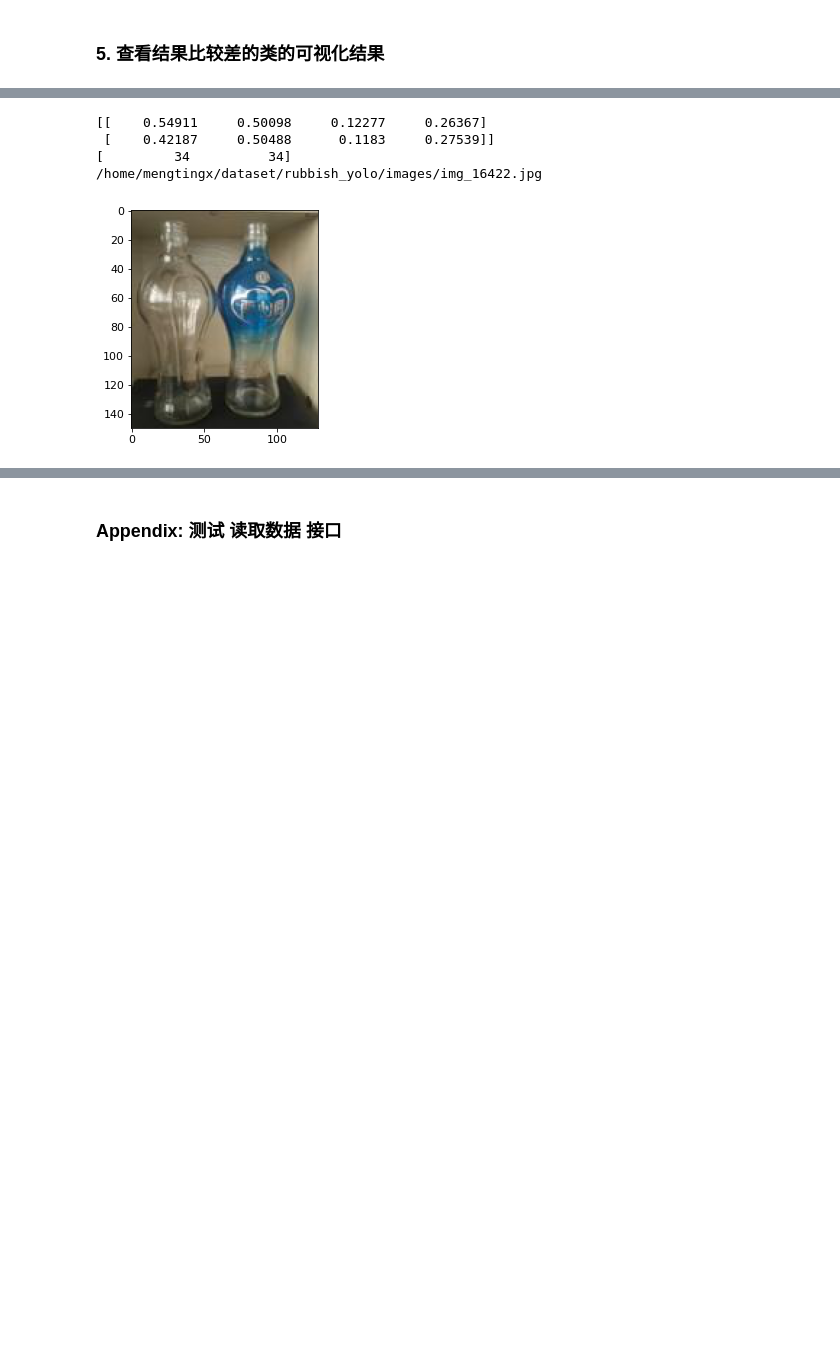
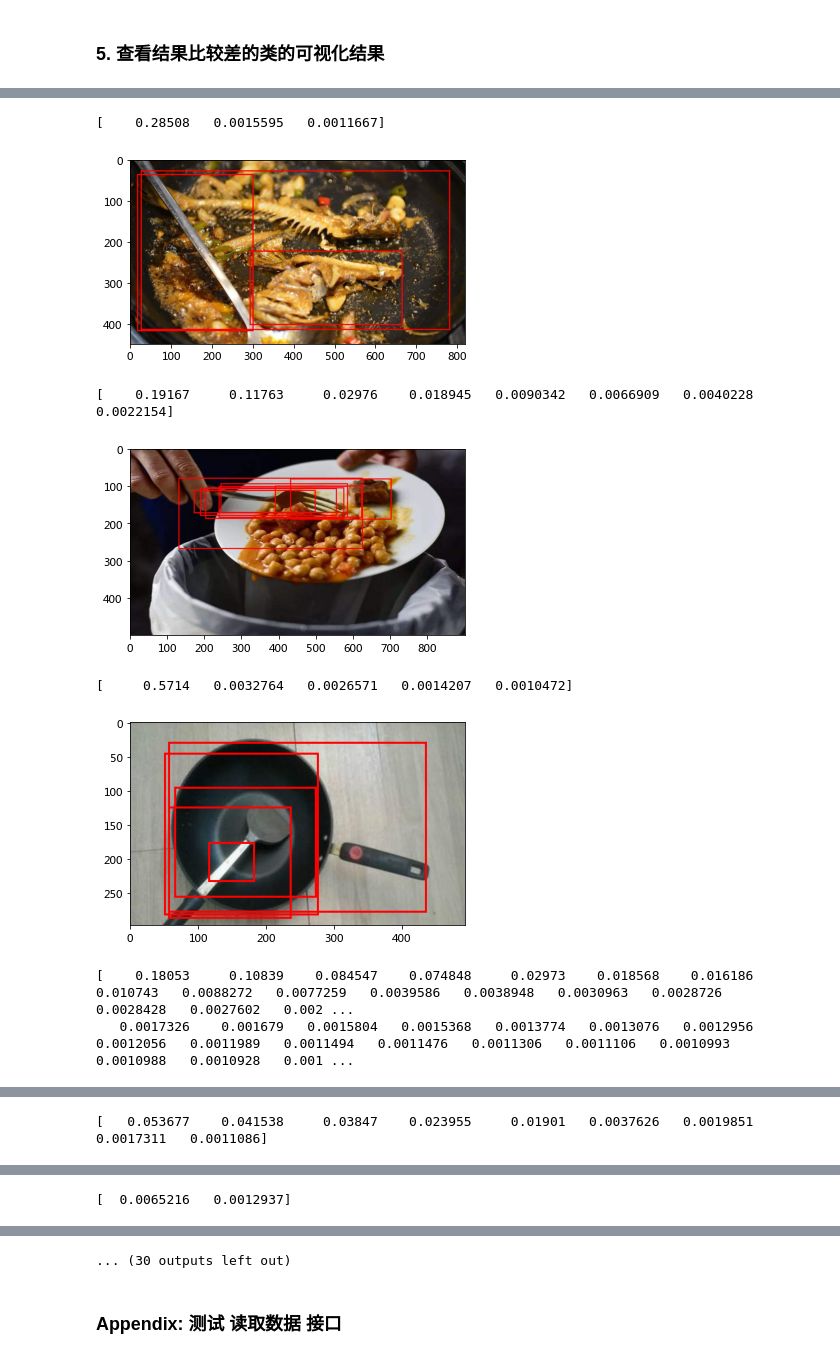
Before and after one commit to selous123/yolov3-pytorch-custom, a Jupyter notebook: statistics/statistic_on_model_performance.ipynb, the cells around one changed output, grey strips where cells are left out. Drawn from its saved outputs; the diff is of its cells as text; code cells hidden in the pictures; blank space fills up the shorter version.

```diff
--- a/statistics/statistic_on_model_performance.ipynb
+++ b/statistics/statistic_on_model_performance.ipynb
@@ -677,11 +189,19 @@ Model Summary: 150 layers, 6.1729e+07 parameters, 6.1729e+07 gradients
 # print(len(outputs))
 # for key in outputs[0].keys():
 #     print(type(outputs[0][key]))
-with open('yolov3-A.output.json', 'w') as f:
+with open('stitcher.output.json', 'w') as f:
     json.dump(outputs, f)
 # %%
+import sys
+sys.path.append('../')
 import json
-with open('yolov3-A.output.json','r') as f:
+
+## 读取类标
+from my_utils.utils import *
+class_names = load_classes('/store/dataset/rubbish_yolo/classes.names')
+print(class_names)
+
+with open('stitcher.output.json','r') as f:
     outputs = json.load(f)
 
 print(len(outputs))
@@ -880,7 +429,2 @@ np.insert(a,1,np.nan)
 # %% [markdown]
 ### 4. 统计不同类别不同size大小的个数（验证集）
-# %%
-## 读取类标
-from my_utils.utils import *
-class_names = load_classes('/home/mengtingx/dataset/rubbish_yolo/classes.names')
-print(class_names)
@@ -940,37 +486,60 @@ for index, result in enumerate(results):
 # %%
 from PIL import Image
 from matplotlib import pyplot as plt
+from vutils import *
+size_level = 'all'
 
-size_level = 'small'
-
-hard_class = [35,36,27]
+hard_class = 35
 
 num = 0
 for i, output in enumerate(outputs):
+    predict = np.array(output['pred'])
+    conf = np.array(output['conf'])
     target = np.array(output['target'])
     tbox = target[:, 1:]
     tlabel = target[:, 0]
 
     tbox, tlabel = select_with_size(tbox, tlabel, size_label = size_level, input_format='xywh')
 
     path = output['path']
 
-    if 34 in tlabel:
-        print(tbox)
-        print(tlabel)
-        print(path)
-#         print(output['shapes'])
-#         print(output['whwh'])
+    if hard_class in tlabel:
+        #boxes = tbox
+        #print(tbox)
+        #print(tlabel)
+        #print(path)
+        #print(output['shapes'])
+        #print(output['whwh'])
+        #print(output['pred'])
+        pboxes = np.array(output['pred'])
+        pboxes = pboxes[np.array(output['preid']) == hard_class]
+
+        #[conf>0.2]
+        conf_cls = conf[np.array(output['preid']) == hard_class]
+        print(conf_cls)
+
+        pboxes = pboxes
+        #print(pboxes[0])
         img = Image.open(path)
+
+        boxes = pboxes / np.array(output['whwh'])
+        whwh = np.array([img.size[0], img.size[1], img.size[0], img.size[1]])
+        #boxes = xywh2xyxy(boxes) * whwh
+        boxes = boxes * whwh
+        show_box_on_image(img, boxes)
+
         plt.imshow(img)
 
         plt.show()
         num+=1
 #         if num%10==9:
 #             break;
 # %% [output]
-[[    0.54911     0.50098     0.12277     0.26367]
- [    0.42187     0.50488      0.1183     0.27539]]
-[         34          34]
-/home/mengtingx/dataset/rubbish_yolo/images/img_16422.jpg
+[    0.28508   0.0015595   0.0011667]
-[figure, old version]
+[figure, new version]
+[    0.19167     0.11763     0.02976    0.018945   0.0090342   0.0066909   0.0040228   0.0022154]
+[figure, added]
+[     0.5714   0.0032764   0.0026571   0.0014207   0.0010472]
+[figure, added]
+[    0.18053     0.10839    0.084547    0.074848     0.02973    0.018568    0.016186    0.010743   0.0088272   0.0077259   0.0039586   0.0038948   0.0030963   0.0028726   0.0028428   0.0027602   0.002 ...
+   0.0017326    0.001679   0.0015804   0.0015368   0.0013774   0.0013076   0.0012956   0.0012056   0.0011989   0.0011494   0.0011476   0.0011306   0.0011106   0.0010993   0.0010988   0.0010928   0.001 ...
@@ -976,0 +547 @@ for i, output in enumerate(outputs):
+[   0.053677    0.041538     0.03847    0.023955     0.01901   0.0037626   0.0019851   0.0017311   0.0011086]
@@ -976,0 +549 @@ for i, output in enumerate(outputs):
+[  0.0065216   0.0012937]
@@ -977,3 +551,4 @@ for i, output in enumerate(outputs):
+... (30 outputs left out)
 # %%
 a = np.array([4,34])
 
```
Also changed, not shown: parts of 27 cells of this notebook, 2 other files.
